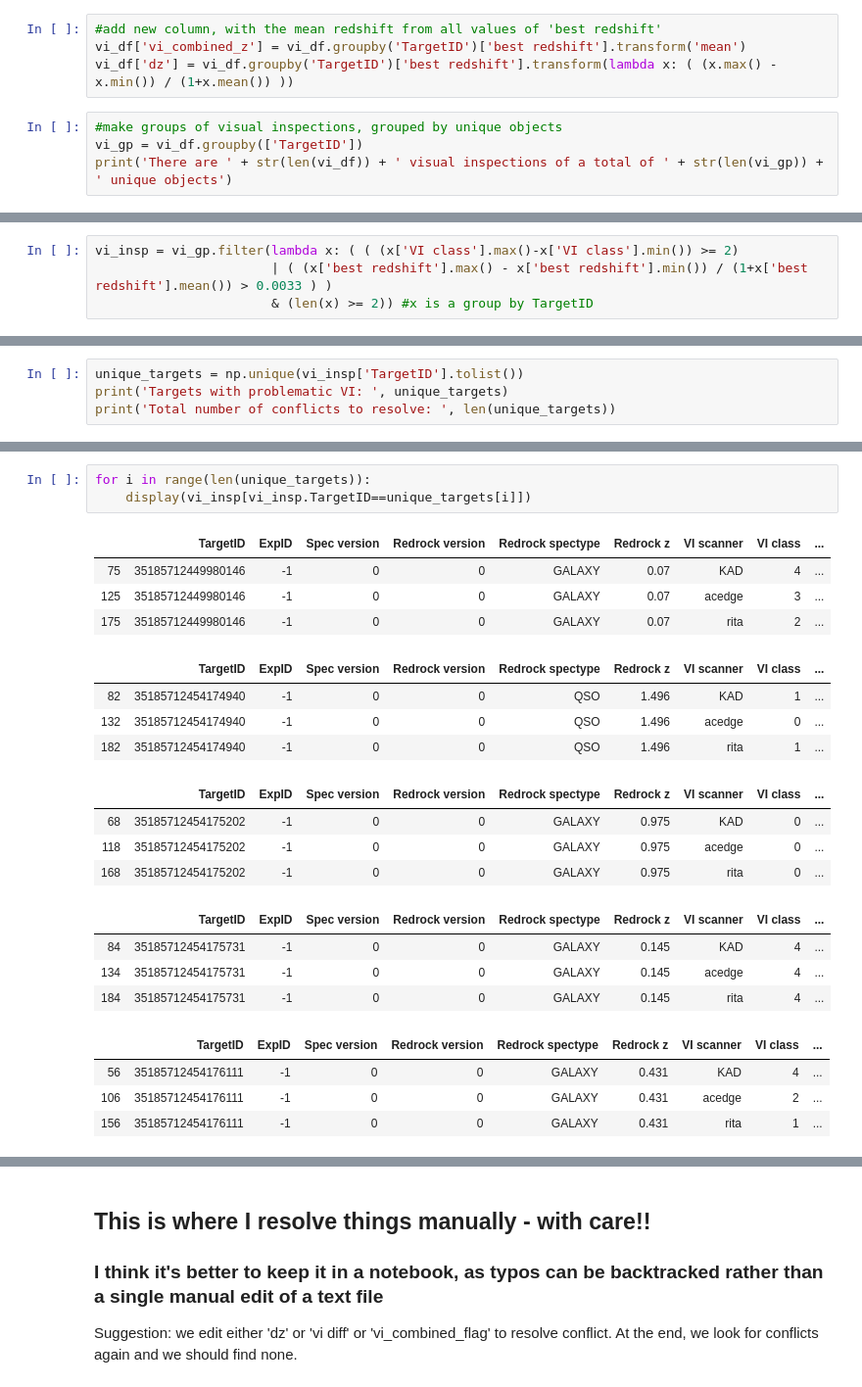
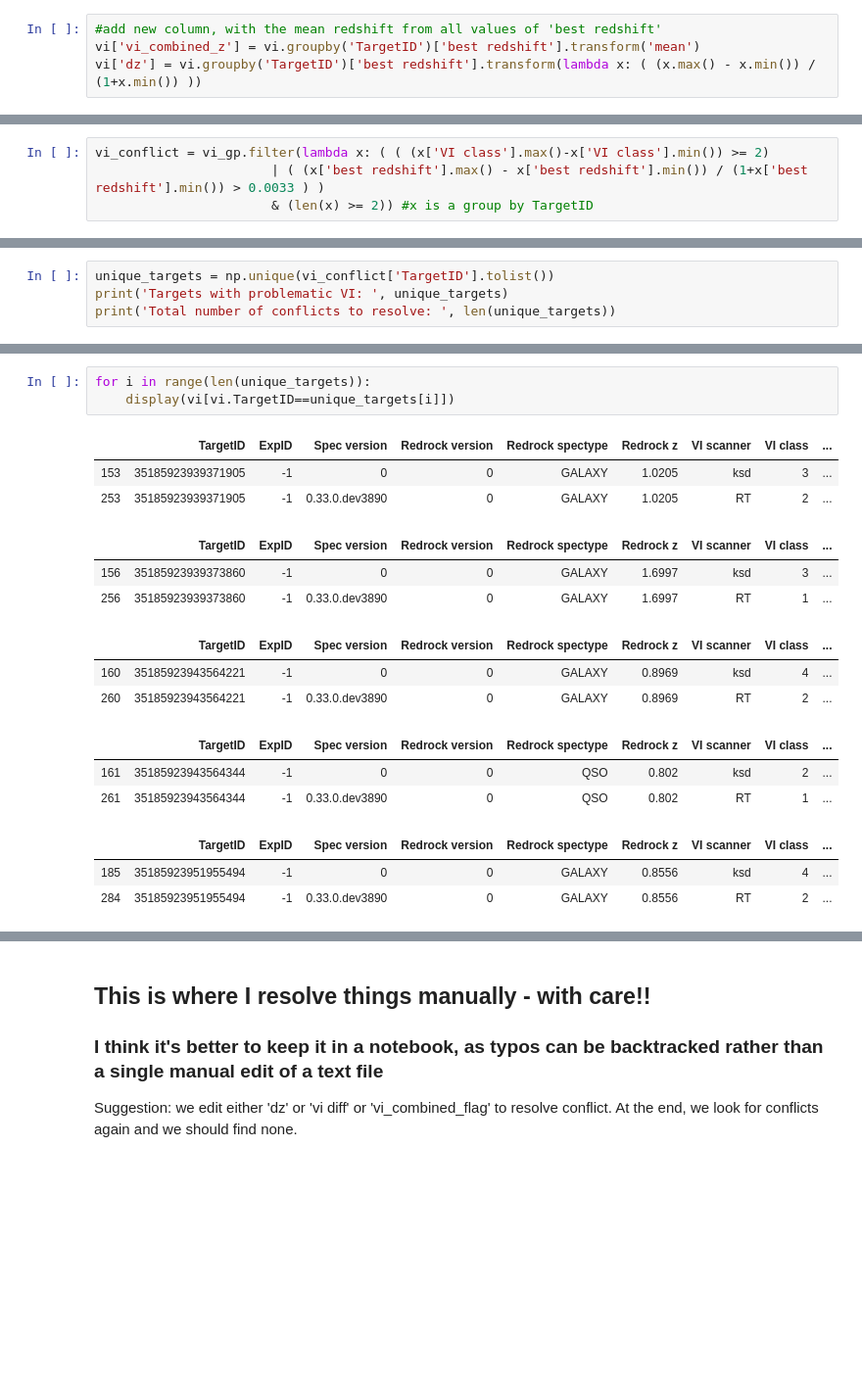
Before and after one commit to michaelJwilson/DESI_SV, a Jupyter notebook: VI_merge_sets.ipynb, the cells around one changed output, grey strips where cells are left out. Shown: that part at 98% size. Drawn from its saved outputs; the diff is of its cells as text; blank space fills up the shorter version.

```diff
--- a/VI_merge_sets.ipynb
+++ b/VI_merge_sets.ipynb
@@ -64,8 +117,4 @@ vi_df['vi_diff'] = vi_df.groupby('TargetID')['VI class'].transform(lambda x: ( x
 # %%
 #add new column, with the mean redshift from all values of 'best redshift'
-vi_df['vi_combined_z'] = vi_df.groupby('TargetID')['best redshift'].transform('mean')
-vi_df['dz'] = vi_df.groupby('TargetID')['best redshift'].transform(lambda x: ( (x.max() - x.min()) / (1+x.mean()) ))
+vi['vi_combined_z'] = vi.groupby('TargetID')['best redshift'].transform('mean')
+vi['dz'] = vi.groupby('TargetID')['best redshift'].transform(lambda x: ( (x.max() - x.min()) / (1+x.min()) ))
-# %%
-#make groups of visual inspections, grouped by unique objects
-vi_gp = vi_df.groupby(['TargetID'])
-print('There are ' + str(len(vi_df)) + ' visual inspections of a total of ' + str(len(vi_gp)) + ' unique objects')
@@ -76,5 +123,5 @@ Get a table that holds only the objects that have been inspected more than once,
 # %%
-vi_insp = vi_gp.filter(lambda x: ( ( (x['VI class'].max()-x['VI class'].min()) >= 2)
-                       | ( (x['best redshift'].max() - x['best redshift'].min()) / (1+x['best redshift'].mean()) > 0.0033 ) )
+vi_conflict = vi_gp.filter(lambda x: ( ( (x['VI class'].max()-x['VI class'].min()) >= 2)
+                       | ( (x['best redshift'].max() - x['best redshift'].min()) / (1+x['best redshift'].min()) > 0.0033 ) )
                        & (len(x) >= 2)) #x is a group by TargetID
 # %% [markdown]
@@ -82,5 +129,5 @@ Get the target IDs of the problematic objects and display in table form (later t
 # %%
-unique_targets = np.unique(vi_insp['TargetID'].tolist())
+unique_targets = np.unique(vi_conflict['TargetID'].tolist())
 print('Targets with problematic VI: ', unique_targets)
 print('Total number of conflicts to resolve: ', len(unique_targets))
 # %% [output]
@@ -91,25 +137,20 @@ Total number of conflicts to resolve:  12
 # %%
 for i in range(len(unique_targets)):
-    display(vi_insp[vi_insp.TargetID==unique_targets[i]])
+    display(vi[vi.TargetID==unique_targets[i]])
 # %% [output]
 |  | TargetID | ExpID | Spec version | Redrock version | Redrock spectype | Redrock z | VI scanner | VI class | ... |
-| 75 | 35185712449980146 | -1 | 0 | 0 | GALAXY | 0.07 | KAD | 4 | ... |
-| 125 | 35185712449980146 | -1 | 0 | 0 | GALAXY | 0.07 | acedge | 3 | ... |
-| 175 | 35185712449980146 | -1 | 0 | 0 | GALAXY | 0.07 | rita | 2 | ... |
+| 153 | 35185923939371905 | -1 | 0 | 0 | GALAXY | 1.0205 | ksd | 3 | ... |
+| 253 | 35185923939371905 | -1 | 0.33.0.dev3890 | 0 | GALAXY | 1.0205 | RT | 2 | ... |
 |  | TargetID | ExpID | Spec version | Redrock version | Redrock spectype | Redrock z | VI scanner | VI class | ... |
-| 82 | 35185712454174940 | -1 | 0 | 0 | QSO | 1.496 | KAD | 1 | ... |
-| 132 | 35185712454174940 | -1 | 0 | 0 | QSO | 1.496 | acedge | 0 | ... |
-| 182 | 35185712454174940 | -1 | 0 | 0 | QSO | 1.496 | rita | 1 | ... |
+| 156 | 35185923939373860 | -1 | 0 | 0 | GALAXY | 1.6997 | ksd | 3 | ... |
+| 256 | 35185923939373860 | -1 | 0.33.0.dev3890 | 0 | GALAXY | 1.6997 | RT | 1 | ... |
 |  | TargetID | ExpID | Spec version | Redrock version | Redrock spectype | Redrock z | VI scanner | VI class | ... |
-| 68 | 35185712454175202 | -1 | 0 | 0 | GALAXY | 0.975 | KAD | 0 | ... |
-| 118 | 35185712454175202 | -1 | 0 | 0 | GALAXY | 0.975 | acedge | 0 | ... |
-| 168 | 35185712454175202 | -1 | 0 | 0 | GALAXY | 0.975 | rita | 0 | ... |
+| 160 | 35185923943564221 | -1 | 0 | 0 | GALAXY | 0.8969 | ksd | 4 | ... |
+| 260 | 35185923943564221 | -1 | 0.33.0.dev3890 | 0 | GALAXY | 0.8969 | RT | 2 | ... |
 |  | TargetID | ExpID | Spec version | Redrock version | Redrock spectype | Redrock z | VI scanner | VI class | ... |
-| 84 | 35185712454175731 | -1 | 0 | 0 | GALAXY | 0.145 | KAD | 4 | ... |
-| 134 | 35185712454175731 | -1 | 0 | 0 | GALAXY | 0.145 | acedge | 4 | ... |
-| 184 | 35185712454175731 | -1 | 0 | 0 | GALAXY | 0.145 | rita | 4 | ... |
+| 161 | 35185923943564344 | -1 | 0 | 0 | QSO | 0.802 | ksd | 2 | ... |
+| 261 | 35185923943564344 | -1 | 0.33.0.dev3890 | 0 | QSO | 0.802 | RT | 1 | ... |
 |  | TargetID | ExpID | Spec version | Redrock version | Redrock spectype | Redrock z | VI scanner | VI class | ... |
-| 56 | 35185712454176111 | -1 | 0 | 0 | GALAXY | 0.431 | KAD | 4 | ... |
-| 106 | 35185712454176111 | -1 | 0 | 0 | GALAXY | 0.431 | acedge | 2 | ... |
-| 156 | 35185712454176111 | -1 | 0 | 0 | GALAXY | 0.431 | rita | 1 | ... |
+| 185 | 35185923951955494 | -1 | 0 | 0 | GALAXY | 0.8556 | ksd | 4 | ... |
+| 284 | 35185923951955494 | -1 | 0.33.0.dev3890 | 0 | GALAXY | 0.8556 | RT | 2 | ... |
 |  | TargetID | ExpID | Spec version | Redrock version | Redrock spectype | Redrock z | VI scanner | VI class | ... |
```
Also changed, not shown: parts of 28 cells of this notebook.
